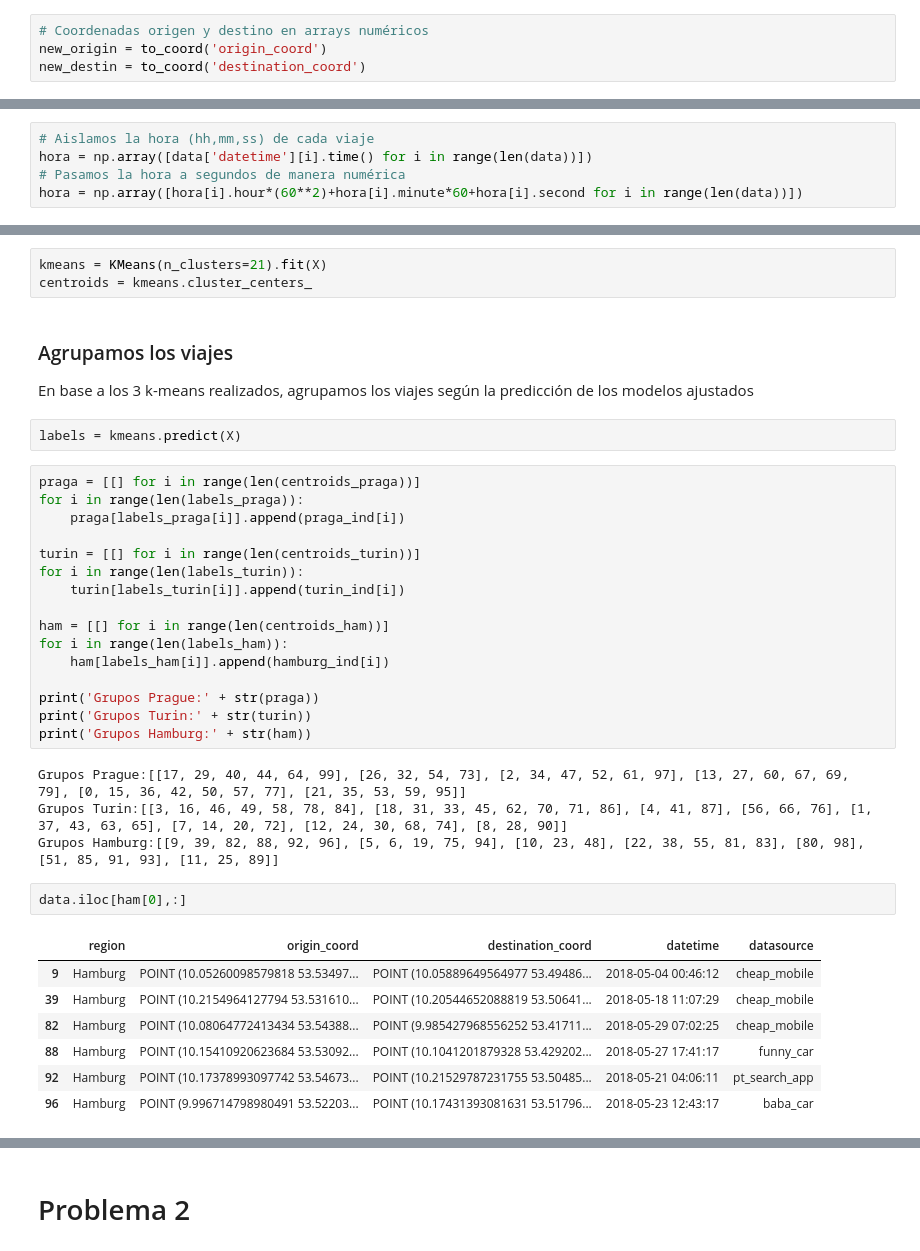
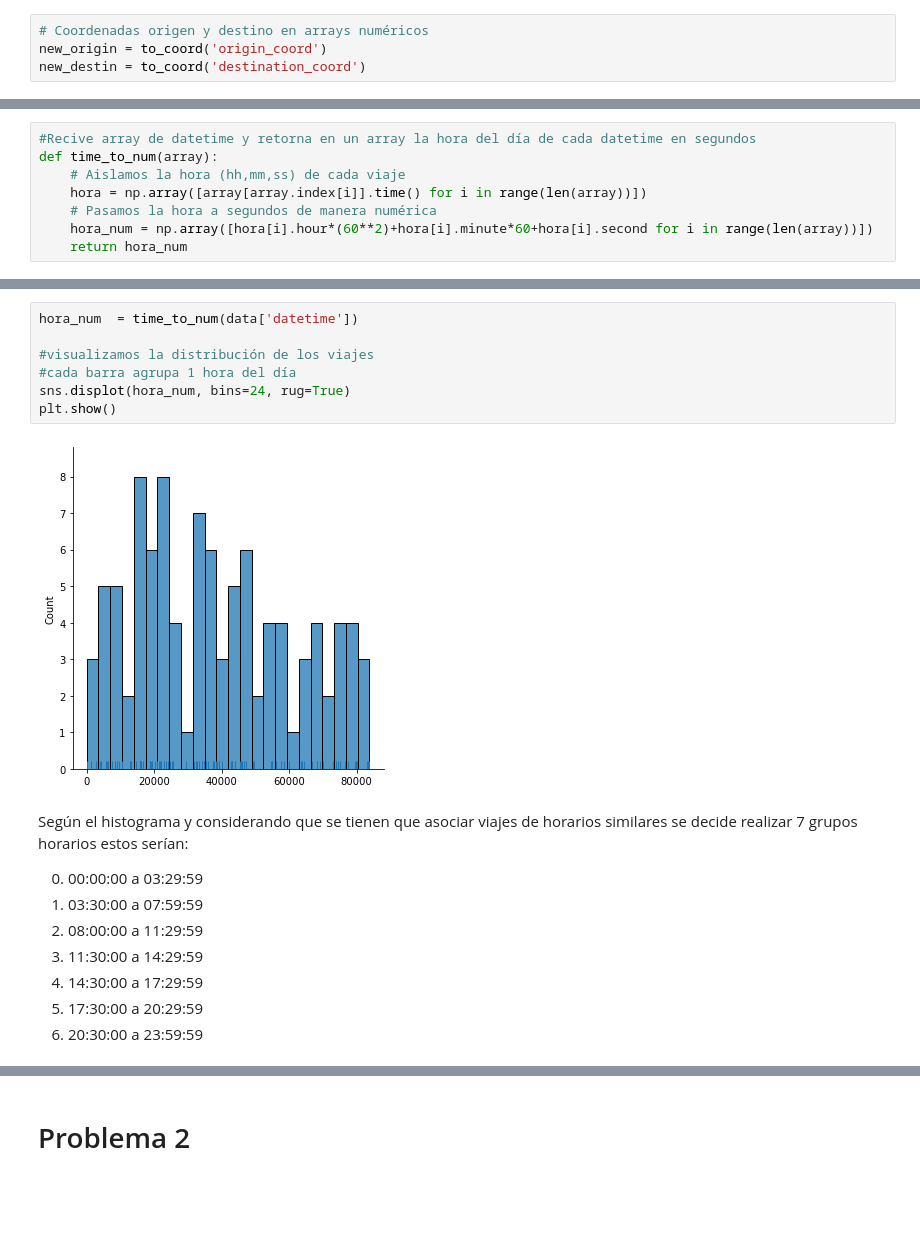
Before and after one commit to pedropereze/NW_Challenge, a Jupyter notebook: NW_DS_Challenge.ipynb, the cells around one changed output, grey strips where cells are left out. Saved outputs shown, nothing was run; the diff lists cells and outputs as text; blank space fills up the shorter version.

```diff
--- a/NW_DS_Challenge.ipynb
+++ b/NW_DS_Challenge.ipynb
@@ -178,5 +214,8 @@ new_destin = to_coord('destination_coord')
 # %%
-# Aislamos la hora (hh,mm,ss) de cada viaje
-hora = np.array([data['datetime'][i].time() for i in range(len(data))])
-# Pasamos la hora a segundos de manera numérica
-hora = np.array([hora[i].hour*(60**2)+hora[i].minute*60+hora[i].second for i in range(len(data))])
+#Recive array de datetime y retorna en un array la hora del día de cada datetime en segundos
+def time_to_num(array):
+    # Aislamos la hora (hh,mm,ss) de cada viaje
+    hora = np.array([array[array.index[i]].time() for i in range(len(array))])
+    # Pasamos la hora a segundos de manera numérica
+    hora_num = np.array([hora[i].hour*(60**2)+hora[i].minute*60+hora[i].second for i in range(len(array))])
+    return hora_num
@@ -209,39 +222,19 @@ El gráfico sugiere una división de 21 grupos
-# %%
-kmeans = KMeans(n_clusters=21).fit(X)
-centroids = kmeans.cluster_centers_
-# %% [markdown]
-### Agrupamos los viajes
-
-En base a los 3 k-means realizados, agrupamos los viajes según la predicción de los modelos ajustados
-# %%
-labels = kmeans.predict(X)
-# %%
-praga = [[] for i in range(len(centroids_praga))]
-for i in range(len(labels_praga)):
-    praga[labels_praga[i]].append(praga_ind[i])
-
-turin = [[] for i in range(len(centroids_turin))]
-for i in range(len(labels_turin)):
-    turin[labels_turin[i]].append(turin_ind[i])
-
-ham = [[] for i in range(len(centroids_ham))]
-for i in range(len(labels_ham)):
-    ham[labels_ham[i]].append(hamburg_ind[i])
-
-print('Grupos Prague:' + str(praga))
-print('Grupos Turin:' + str(turin))
-print('Grupos Hamburg:' + str(ham))
-# %% [output]
-Grupos Prague:[[17, 29, 40, 44, 64, 99], [26, 32, 54, 73], [2, 34, 47, 52, 61, 97], [13, 27, 60, 67, 69, 79], [0, 15, 36, 42, 50, 57, 77], [21, 35, 53, 59, 95]]
-Grupos Turin:[[3, 16, 46, 49, 58, 78, 84], [18, 31, 33, 45, 62, 70, 71, 86], [4, 41, 87], [56, 66, 76], [1, 37, 43, 63, 65], [7, 14, 20, 72], [12, 24, 30, 68, 74], [8, 28, 90]]
-Grupos Hamburg:[[9, 39, 82, 88, 92, 96], [5, 6, 19, 75, 94], [10, 23, 48], [22, 38, 55, 81, 83], [80, 98], [51, 85, 91, 93], [11, 25, 89]]
-# %%
-data.iloc[ham[0],:]
-# %% [output]
-|  | region | origin_coord | destination_coord | datetime | datasource |
-| 9 | Hamburg | POINT (10.05260098579818 53.53497... | POINT (10.05889649564977 53.49486... | 2018-05-04 00:46:12 | cheap_mobile |
-| 39 | Hamburg | POINT (10.2154964127794 53.531610... | POINT (10.20544652088819 53.50641... | 2018-05-18 11:07:29 | cheap_mobile |
-| 82 | Hamburg | POINT (10.08064772413434 53.54388... | POINT (9.985427968556252 53.41711... | 2018-05-29 07:02:25 | cheap_mobile |
-| 88 | Hamburg | POINT (10.15410920623684 53.53092... | POINT (10.1041201879328 53.429202... | 2018-05-27 17:41:17 | funny_car |
-| 92 | Hamburg | POINT (10.17378993097742 53.54673... | POINT (10.21529787231755 53.50485... | 2018-05-21 04:06:11 | pt_search_app |
-| 96 | Hamburg | POINT (9.996714798980491 53.52203... | POINT (10.17431393081631 53.51796... | 2018-05-23 12:43:17 | baba_car |
+# %%
+hora_num  = time_to_num(data['datetime'])
+
+#visualizamos la distribución de los viajes
+#cada barra agrupa 1 hora del día
+sns.displot(hora_num, bins=24, rug=True)
+plt.show()
+# %% [output]
+[figure, added]
+# %% [markdown]
+Según el histograma y considerando que se tienen que asociar viajes de horarios similares se decide realizar 7 grupos horarios estos serían:
+
+0. 00:00:00 a 03:29:59
+1. 03:30:00 a 07:59:59
+2. 08:00:00 a 11:29:59
+3. 11:30:00 a 14:29:59
+4. 14:30:00 a 17:29:59
+5. 17:30:00 a 20:29:59
+6. 20:30:00 a 23:59:59
```
Also changed, not shown: parts of 29 cells of this notebook.
